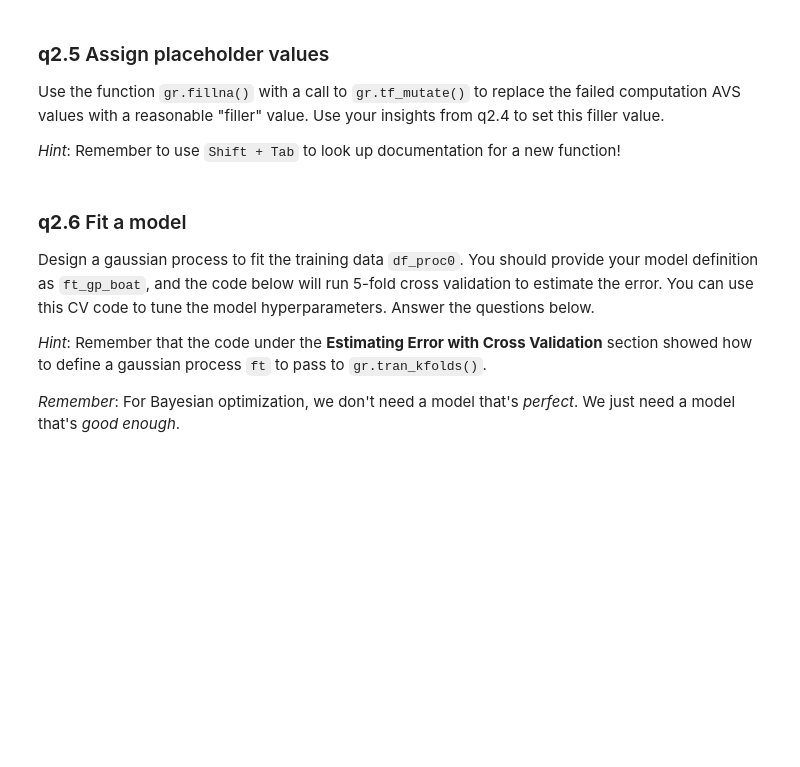
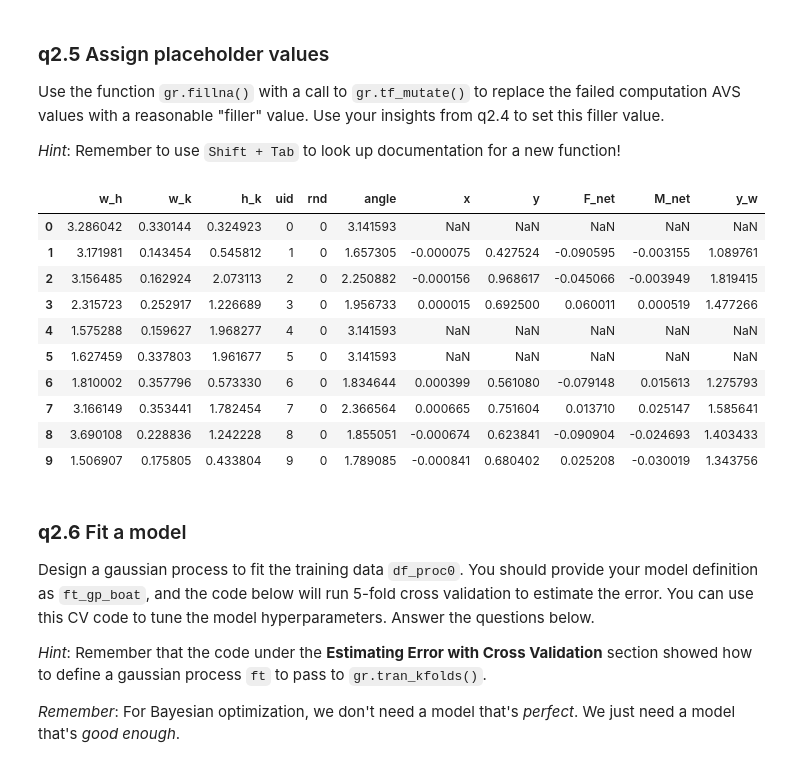
Before and after one commit to amineeva/PDO, a Jupyter notebook: assignments/nb6-surrogates-assignment.ipynb, the cells around one changed output. Cells and saved outputs as stored; diff of their text form; code cells hidden in the pictures; blank space fills up the shorter version.

```diff
--- a/assignments/nb6-surrogates-assignment.ipynb
+++ b/assignments/nb6-surrogates-assignment.ipynb
@@ -1137,12 +1205,27 @@ Use the function `gr.fillna()` with a call to `gr.tf_mutate()` to replace the fa
 # %%
 ###
 # TASK: Replace missing values of `angle` with a reasonable "filler" value
 ###
 
-# df_proc0 = ???
+df_proc0 = (
+    df_both0
+    >> gr.tf_mutate(angle=gr.fillna(DF.angle, np.pi))
+)
 
 
 df_proc0
+# %% [output]
+|  | w_h | w_k | h_k | uid | rnd | angle | x | y | F_net | M_net | y_w |
+| 0 | 3.286042 | 0.330144 | 0.324923 | 0 | 0 | 3.141593 | NaN | NaN | NaN | NaN | NaN |
+| 1 | 3.171981 | 0.143454 | 0.545812 | 1 | 0 | 1.657305 | -0.000075 | 0.427524 | -0.090595 | -0.003155 | 1.089761 |
+| 2 | 3.156485 | 0.162924 | 2.073113 | 2 | 0 | 2.250882 | -0.000156 | 0.968617 | -0.045066 | -0.003949 | 1.819415 |
+| 3 | 2.315723 | 0.252917 | 1.226689 | 3 | 0 | 1.956733 | 0.000015 | 0.692500 | 0.060011 | 0.000519 | 1.477266 |
+| 4 | 1.575288 | 0.159627 | 1.968277 | 4 | 0 | 3.141593 | NaN | NaN | NaN | NaN | NaN |
+| 5 | 1.627459 | 0.337803 | 1.961677 | 5 | 0 | 3.141593 | NaN | NaN | NaN | NaN | NaN |
+| 6 | 1.810002 | 0.357796 | 0.573330 | 6 | 0 | 1.834644 | 0.000399 | 0.561080 | -0.079148 | 0.015613 | 1.275793 |
+| 7 | 3.166149 | 0.353441 | 1.782454 | 7 | 0 | 2.366564 | 0.000665 | 0.751604 | 0.013710 | 0.025147 | 1.585641 |
+| 8 | 3.690108 | 0.228836 | 1.242228 | 8 | 0 | 1.855051 | -0.000674 | 0.623841 | -0.090904 | -0.024693 | 1.403433 |
+| 9 | 1.506907 | 0.175805 | 0.433804 | 9 | 0 | 1.789085 | -0.000841 | 0.680402 | 0.025208 | -0.030019 | 1.343756 |
 # %% [markdown]
 ### __q2.6__ Fit a model
 
```
Also changed, not shown: parts of 16 cells of this notebook.
